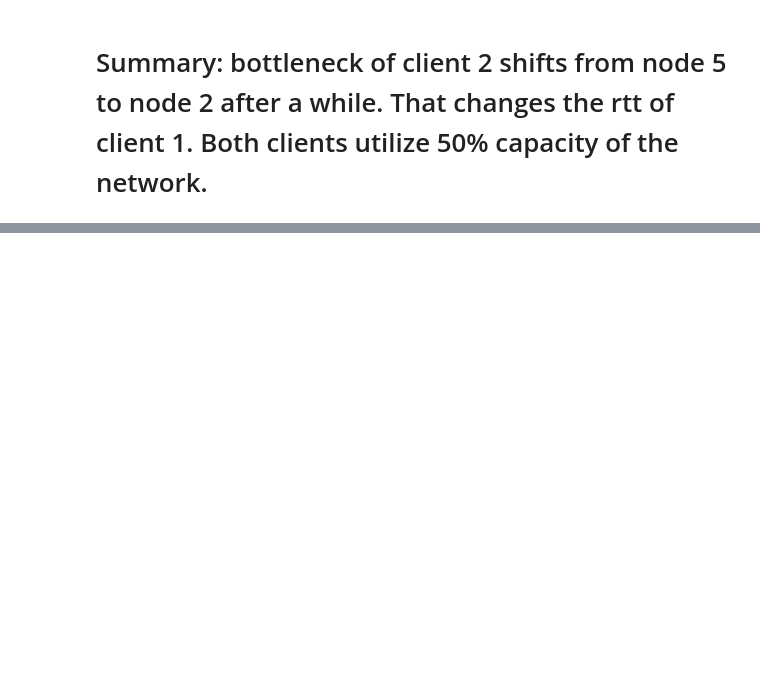
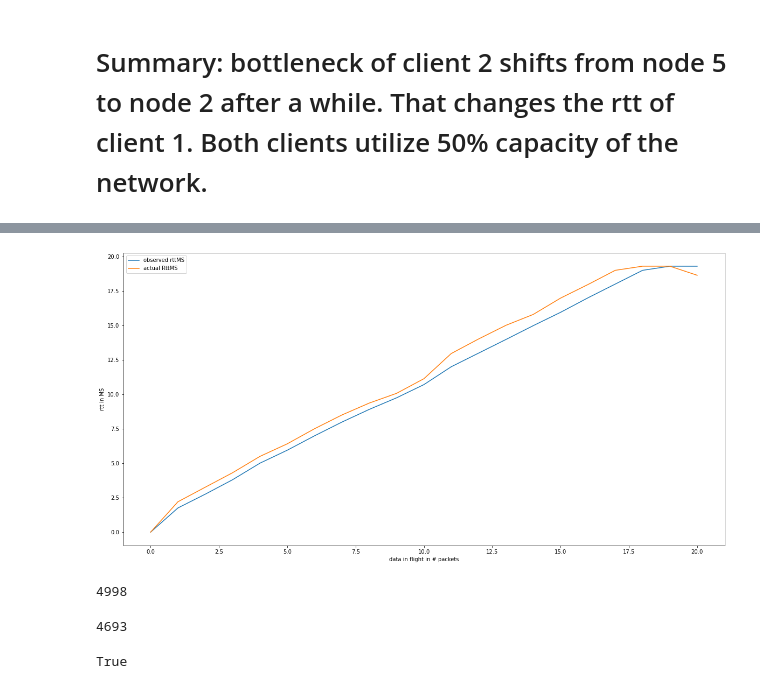
Before and after one commit to adhocmaster/pyns, a Jupyter notebook: scenarios/2-client-power.ipynb, the cells around one changed output, grey strips where cells are left out. Cells and saved outputs as stored; diff of their text form; code cells hidden in the pictures; blank space fills up the shorter version.

```diff
--- a/scenarios/2-client-power.ipynb
+++ b/scenarios/2-client-power.ipynb
@@ -100,0 +141,18 @@ for node in nodeManager.getNodes():
+# %%
+
+analyzer.createPacketVsRTT(client, figsize=(20, 10),)
+# %% [output]
+[figure, added]
+# %%
+client.stats['totalPacketsAcked'][-1]
+# %% [output]
+4998
+# %%
+client2.stats['totalPacketsAcked'][-1]
+# %% [output]
+4693
+# %%
+
+np.random.choice([True, False], p=[.2, .8])
+# %% [output]
+True
```
Also changed, not shown: parts of 11 cells of this notebook, 7 other files.
